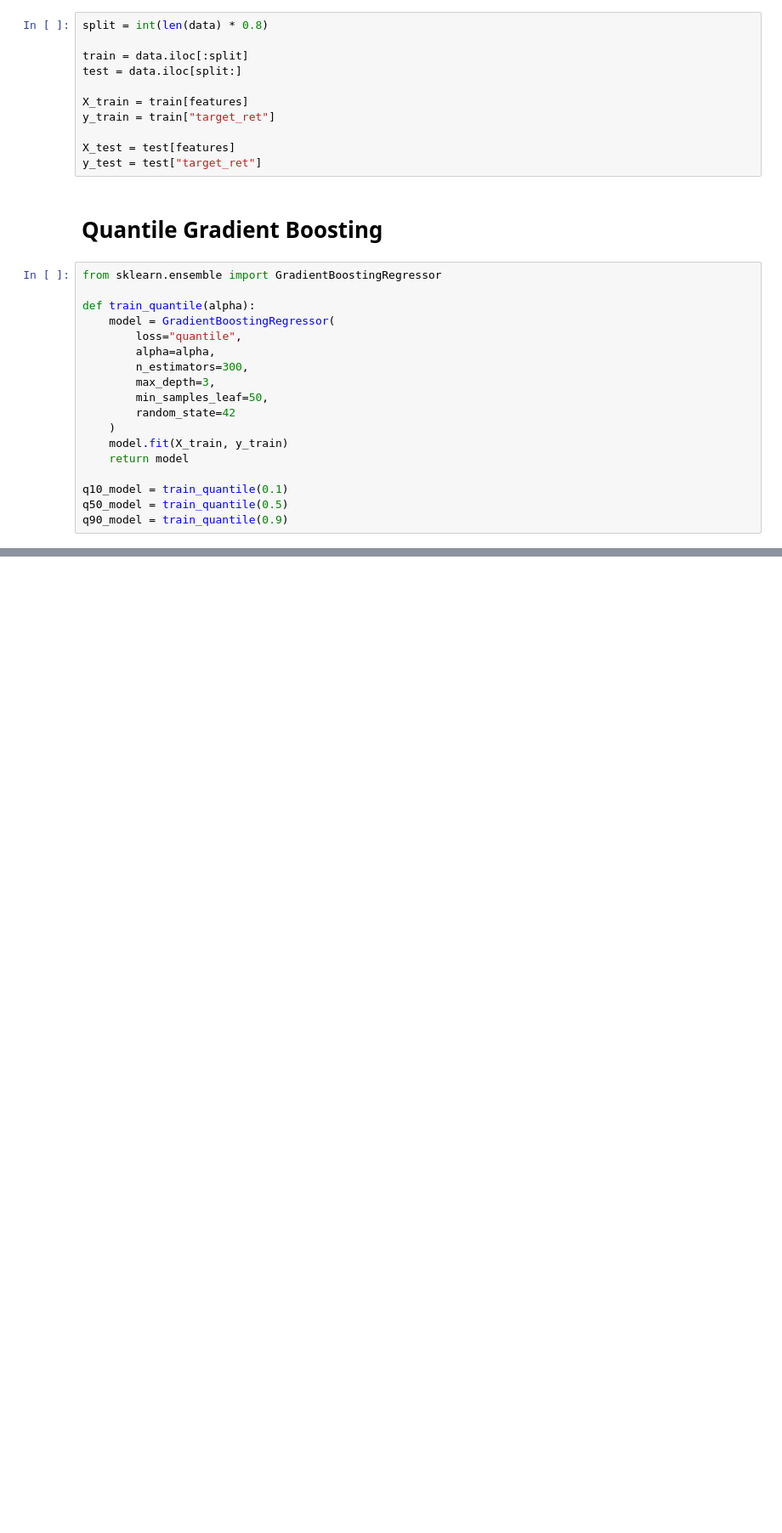
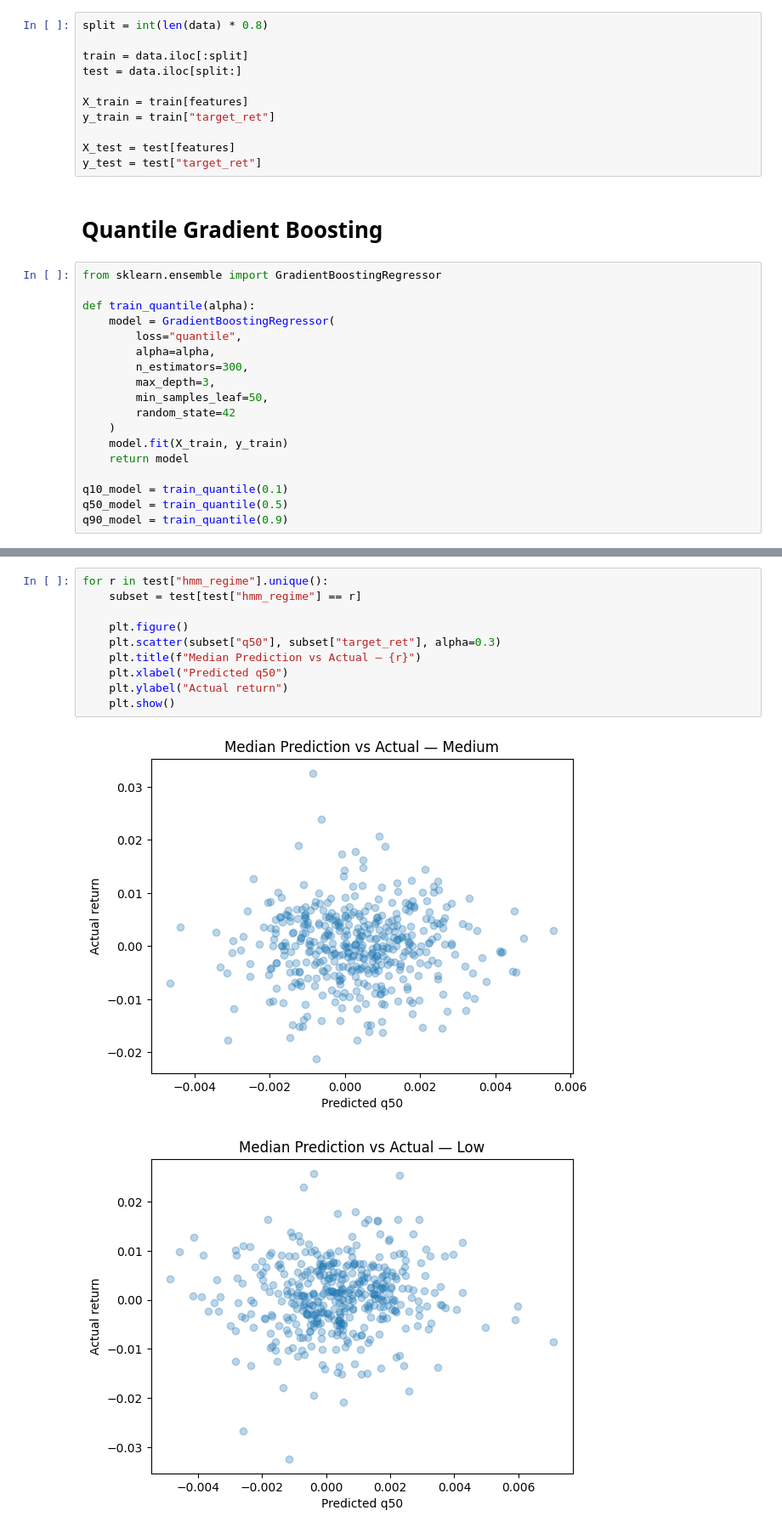
Before and after one commit to Anaemos/Vorticity, a Jupyter notebook: notebooks_02/regime_probabilistic_forecast.ipynb, the cells around one changed output, grey strips where cells are left out. Shown at 85% size. Cells and saved outputs as stored; diff of their text form; blank space fills up the shorter version.

```diff
--- a/notebooks_02/regime_probabilistic_forecast.ipynb
+++ b/notebooks_02/regime_probabilistic_forecast.ipynb
@@ -82,0 +121,13 @@ q90_model = train_quantile(0.9)
+# %%
+for r in test["hmm_regime"].unique():
+    subset = test[test["hmm_regime"] == r]
+
+    plt.figure()
+    plt.scatter(subset["q50"], subset["target_ret"], alpha=0.3)
+    plt.title(f"Median Prediction vs Actual — {r}")
+    plt.xlabel("Predicted q50")
+    plt.ylabel("Actual return")
+    plt.show()
+# %% [output]
+[figure, added]
+[figure, added]
```
Also changed, not shown: parts of 7 cells of this notebook.
